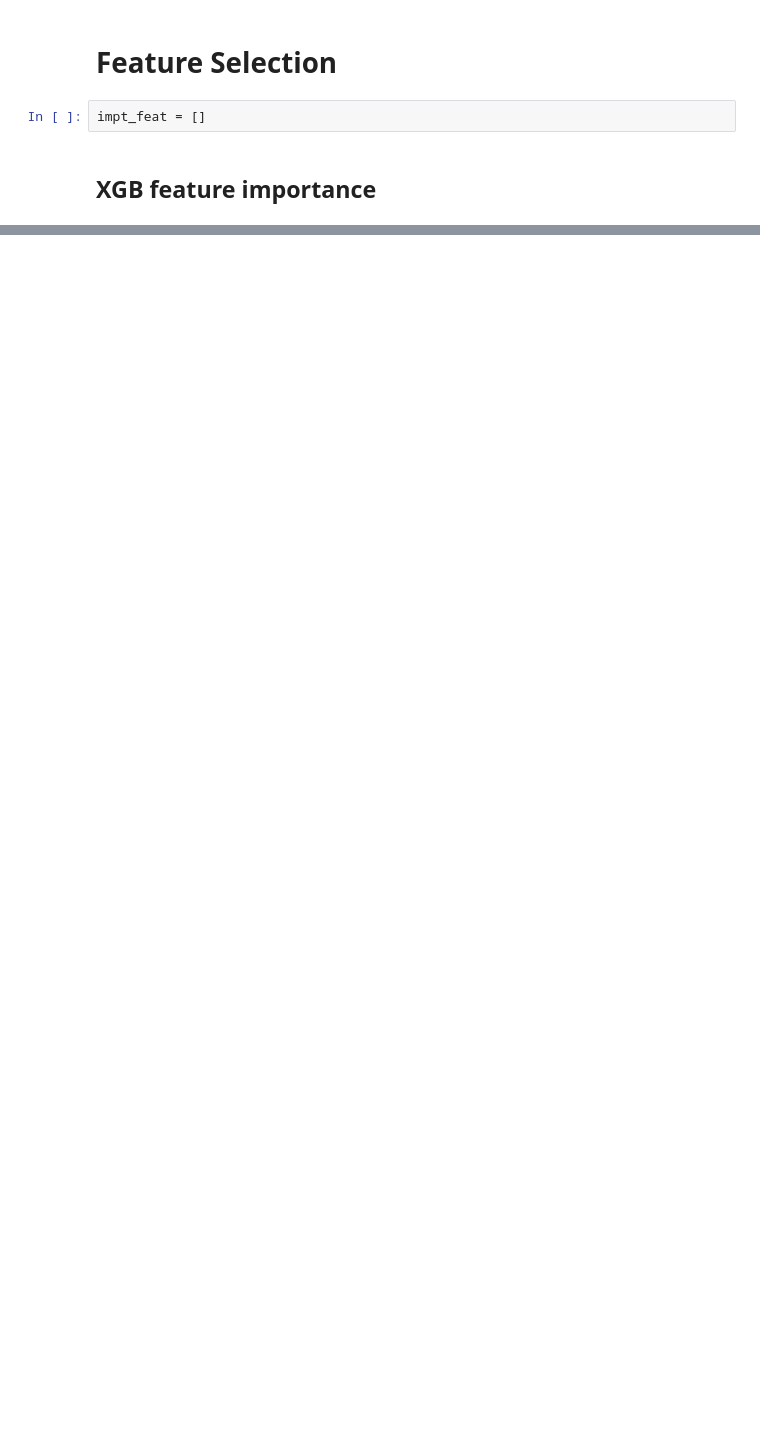
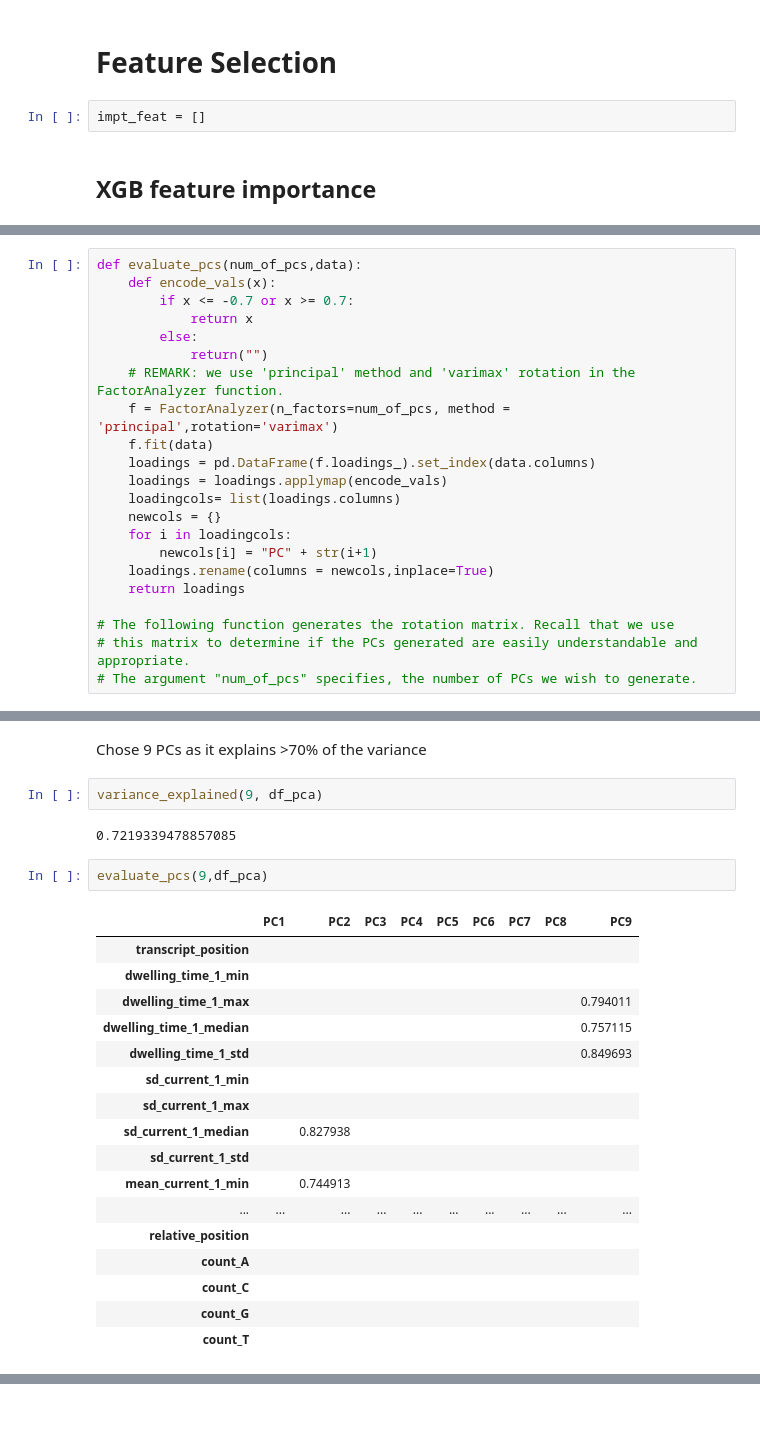
Before and after one commit to gohjophine/dsa4262-gnomes, a Jupyter notebook: src/Feature Selection.ipynb, the cells around one changed output, grey strips where cells are left out. Saved outputs shown, nothing was run; the diff lists cells and outputs as text; blank space fills up the shorter version.

```diff
--- a/src/Feature Selection.ipynb
+++ b/src/Feature Selection.ipynb
@@ -46,0 +112,22 @@ impt_feat.extend(importances.Feature.iloc[0:40].tolist())
+# %%
+def evaluate_pcs(num_of_pcs,data):
+    def encode_vals(x):
+        if x <= -0.7 or x >= 0.7:
+            return x
+        else:
+            return("")
+    # REMARK: we use 'principal' method and 'varimax' rotation in the FactorAnalyzer function.
+    f = FactorAnalyzer(n_factors=num_of_pcs, method = 'principal',rotation='varimax')
+    f.fit(data)
+    loadings = pd.DataFrame(f.loadings_).set_index(data.columns)
+    loadings = loadings.applymap(encode_vals)
+    loadingcols= list(loadings.columns)
+    newcols = {}
+    for i in loadingcols:
+        newcols[i] = "PC" + str(i+1)
+    loadings.rename(columns = newcols,inplace=True)
+    return loadings
+
+# The following function generates the rotation matrix. Recall that we use
+# this matrix to determine if the PCs generated are easily understandable and appropriate.
+# The argument "num_of_pcs" specifies, the number of PCs we wish to generate.
@@ -46,0 +142,26 @@ impt_feat.extend(importances.Feature.iloc[0:40].tolist())
+# %% [markdown]
+Chose 9 PCs as it explains >70% of the variance
+# %%
+variance_explained(9, df_pca)
+# %% [output]
+0.7219339478857085
+# %%
+evaluate_pcs(9,df_pca)
+# %% [output]
+|  | PC1 | PC2 | PC3 | PC4 | PC5 | PC6 | PC7 | PC8 | PC9 |
+| transcript_position |  |  |  |  |  |  |  |  |  |
+| dwelling_time_1_min |  |  |  |  |  |  |  |  |  |
+| dwelling_time_1_max |  |  |  |  |  |  |  |  | 0.794011 |
+| dwelling_time_1_median |  |  |  |  |  |  |  |  | 0.757115 |
+| dwelling_time_1_std |  |  |  |  |  |  |  |  | 0.849693 |
+| sd_current_1_min |  |  |  |  |  |  |  |  |  |
+| sd_current_1_max |  |  |  |  |  |  |  |  |  |
+| sd_current_1_median |  | 0.827938 |  |  |  |  |  |  |  |
+| sd_current_1_std |  |  |  |  |  |  |  |  |  |
+| mean_current_1_min |  | 0.744913 |  |  |  |  |  |  |  |
+| ... | ... | ... | ... | ... | ... | ... | ... | ... | ... |
+| relative_position |  |  |  |  |  |  |  |  |  |
+| count_A |  |  |  |  |  |  |  |  |  |
+| count_C |  |  |  |  |  |  |  |  |  |
+| count_G |  |  |  |  |  |  |  |  |  |
+| count_T |  |  |  |  |  |  |  |  |  |
```
Also changed, not shown: parts of 24 cells of this notebook.
